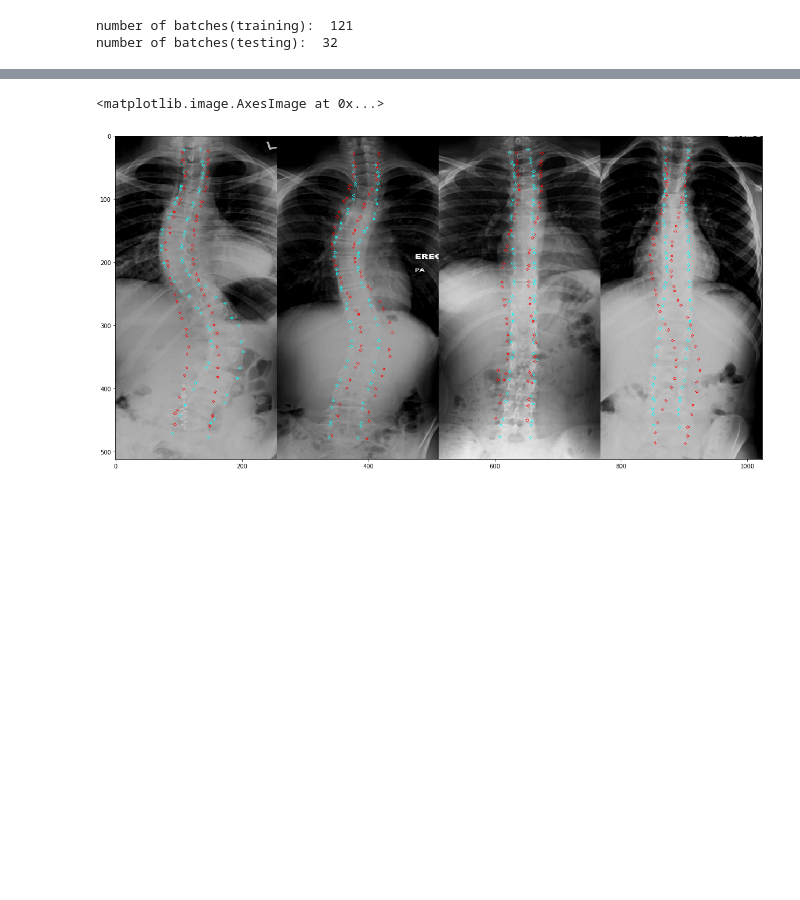
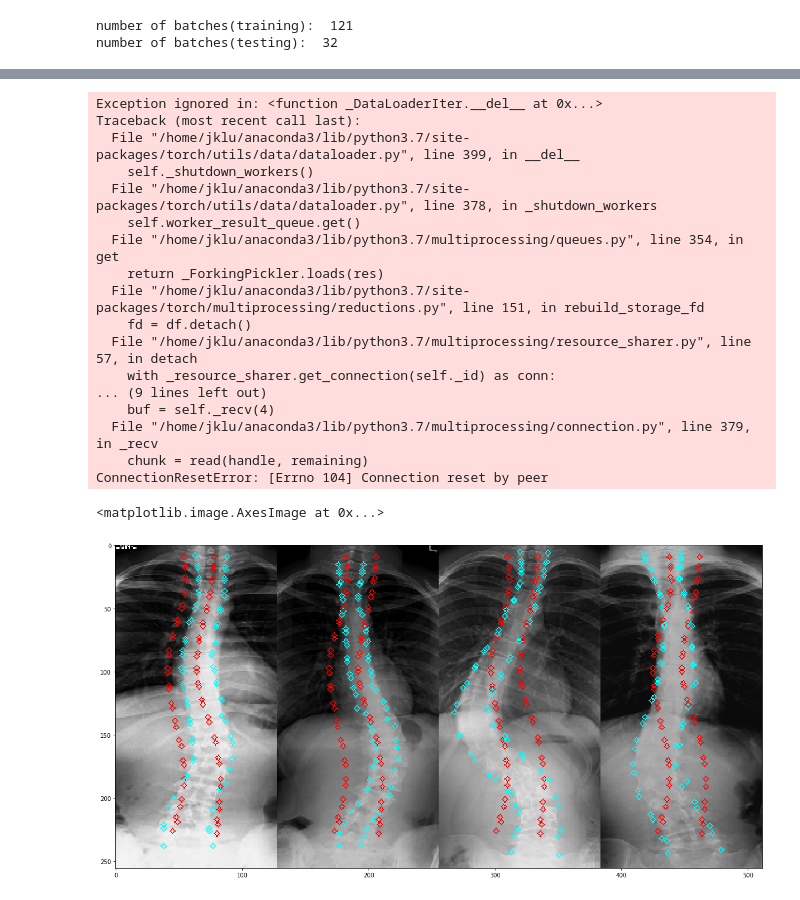
Before and after one commit to lulufa390/Spine-Landmark-Detection, a Jupyter notebook: BoostNet-Reimplement.ipynb, the cells around one changed output, grey strips where cells are left out. Drawn from its saved outputs; the diff is of its cells as text; code cells hidden in the pictures; blank space fills up the shorter version.

```diff
--- a/BoostNet-Reimplement.ipynb
+++ b/BoostNet-Reimplement.ipynb
@@ -77,31 +77,5 @@ print("number of batches(testing): ",len(test_loader))
 # %% [output]
 number of batches(training):  121
 number of batches(testing):  32
-# %%
-def generate_dm():
-    landmark_cnt = 68
-    dm = torch.zeros([landmark_cnt, landmark_cnt])
-
-    for i in range(landmark_cnt):
-        # horizontal
-        if i % 2 == 0:
-            dm[i, i + 1] = dm[i + 1, i] = 1
-        else:
-            dm[i, i - 1] = dm[i - 1, i] = 1
-
-        # vertical
-        if i < landmark_cnt - 2:
-            dm[i, i + 2] = dm[i + 2, i] = 1
-
-        if i > 1:
-            dm[i, i - 2] = dm[i - 2, i] = 1
-
-        # diagonal
-        if i % 4 == 0:
-            dm[i, i + 3] = dm[i + 3, i] = 1
-
-        if i % 4 == 2:
-            dm[i, i - 1] = dm[i - 1, i] = 1
-    return dm
 # %%
 # define network
@@ -225,7 +275,7 @@ import torch.optim as optim
 
 criterion = nn.MSELoss().to(device)
 
-optimizer = optim.Adam(net.parameters(), lr=0.001)
+optimizer = optim.Adam(net.parameters(), lr=0.01)
 
 #lr_func = lambda epoch: epoch * 1
 #scheduler = optim.lr_scheduler.LambdaLR(optimizer, lr_lambda=lr_func)
@@ -249,7 +299,7 @@ def compute_loss(net, data_loader):
 # %%
 # training
 
-epoch_num = 500
+epoch_num = 100
 
 loss1 = []
 loss2 = []
@@ -270,10 +320,7 @@ for epoch in range(epoch_num):  # loop over the dataset multiple times
         # forward + backward + optimize
         outputs = net(inputs)
 
-
-
         loss = criterion(outputs.float(), labels.float())
-
 
         loss.backward()
 
@@ -328,33 +382,50 @@ def CVimshow2pltimshow(cv_img):
 
 import matplotlib as mpl
 mpl.rcParams['figure.figsize'] = (20, 20)
 
-dataiter = iter(test_loader)
+dataiter = iter(train_loader)
 images, labels = dataiter.next()
 batch, channel, height, width = images.shape
 # note: images.shape = (batch, channel, width, height)
 
 ret = net(images.to(device))
 
 batch_img = np.zeros((height, width * batch, 3), np.int)
 
 for i in range(batch):
     sample = images[i].numpy().squeeze(0)
     sample_BGR = cv.cvtColor(sample, cv.COLOR_GRAY2BGR)
 
     label = labels[i]
     predict = ret[i]
 
     point_num = len(label) // 2
     for j in range(point_num):
         cv.circle(sample_BGR, (int(label[j] * width), int(label[j + point_num]* height)), 2, (255, 255, 0))
         cv.circle(sample_BGR, (int(predict[j] * width), int(predict[j + point_num]* height)), 2, (0, 0, 255))
 
     plt_img = CVimshow2pltimshow(sample_BGR)
     batch_img[:, i * width:(i+1) * width, :] = plt_img
 
 
 plt.imshow(batch_img)
 # %% [output]
-<matplotlib.image.AxesImage at 0x...>
+Exception ignored in: <function _DataLoaderIter.__del__ at 0x...>
+Traceback (most recent call last):
+  File "/home/jklu/anaconda3/lib/python3.7/site-packages/torch/utils/data/dataloader.py", line 399, in __del__
+    self._shutdown_workers()
+  File "/home/jklu/anaconda3/lib/python3.7/site-packages/torch/utils/data/dataloader.py", line 378, in _shutdown_workers
+    self.worker_result_queue.get()
+  File "/home/jklu/anaconda3/lib/python3.7/multiprocessing/queues.py", line 354, in get
+    return _ForkingPickler.loads(res)
+  File "/home/jklu/anaconda3/lib/python3.7/site-packages/torch/multiprocessing/reductions.py", line 151, in rebuild_storage_fd
+    fd = df.detach()
+  File "/home/jklu/anaconda3/lib/python3.7/multiprocessing/resource_sharer.py", line 57, in detach
+    with _resource_sharer.get_connection(self._id) as conn:
+... (9 lines left out)
+    buf = self._recv(4)
+  File "/home/jklu/anaconda3/lib/python3.7/multiprocessing/connection.py", line 379, in _recv
+    chunk = read(handle, remaining)
+ConnectionResetError: [Errno 104] Connection reset by peer
+<matplotlib.image.AxesImage at 0x...>
-[figure, old version]
+[figure, new version]
```
Also changed, not shown: parts of 4 cells of this notebook, 1 other file.
